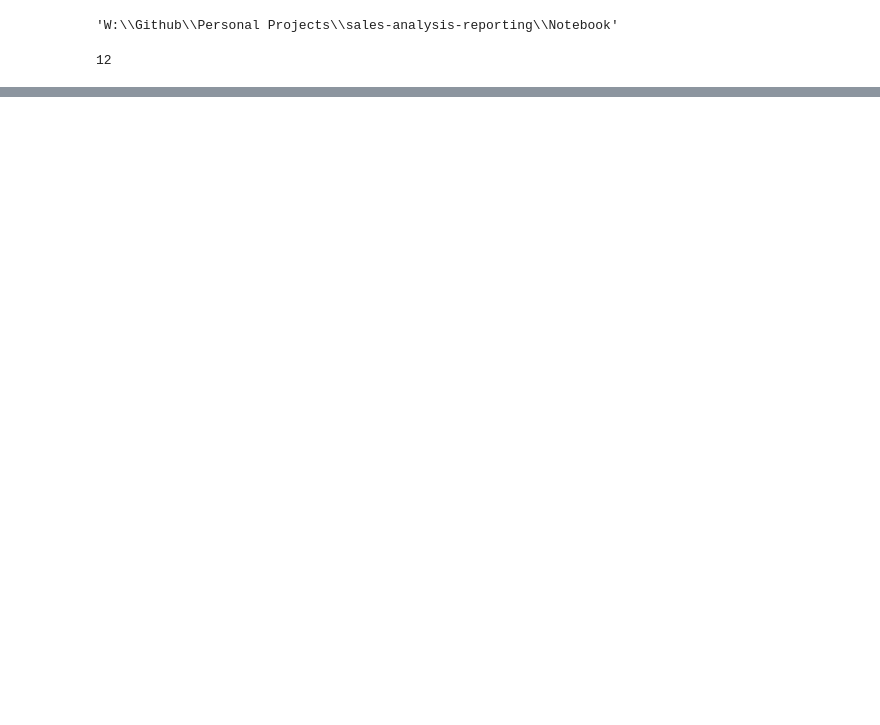
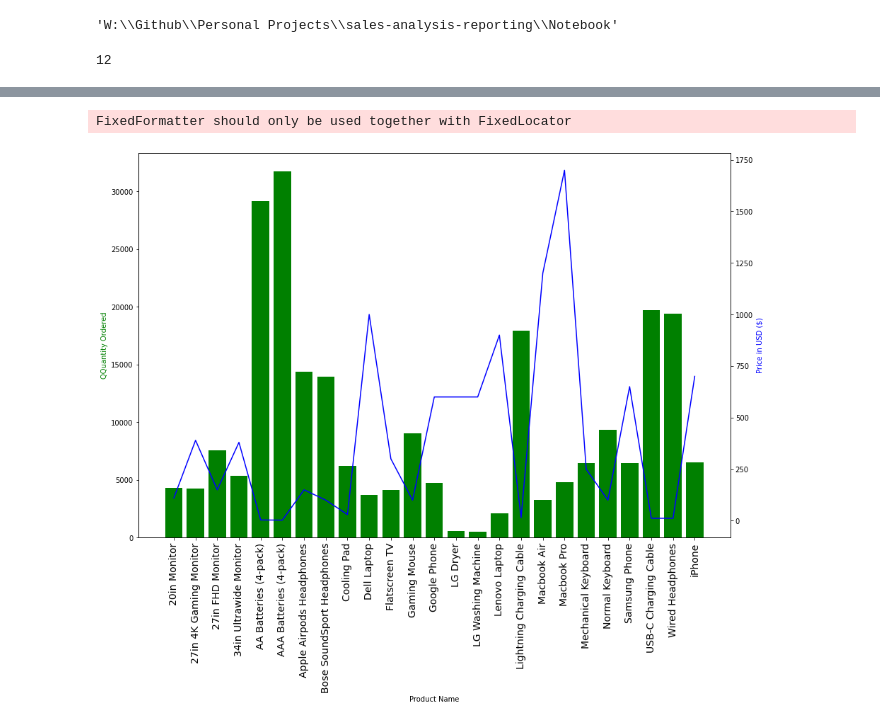
Before and after one commit to Aniket-Mishra/Sales-Analysis-and-Reporting, a Jupyter notebook: Notebook/Sales Analysis.ipynb, the cells around one changed output, grey strips where cells are left out. Saved outputs shown, nothing was run; the diff lists cells and outputs as text; code cells hidden in the pictures; blank space fills up the shorter version.

Commit message:
Graphs and prescriptive analysis

```diff
--- a/Notebook/Sales Analysis.ipynb
+++ b/Notebook/Sales Analysis.ipynb
@@ -83,0 +238,2 @@ df.shape
+# %%
+df['Order Date'] = pd.to_datetime(df['Order Date']) #This takes more space than a normal string
@@ -83,0 +372,24 @@ df.shape
+# %%
+product_group = df.groupby('Product')
+quantity_ordered = product_group.sum()['Quantity Ordered']
+product_group.sum()
+
+colors = ['lightslategray'] * 25
+
+colors[4:6] = ['blue', 'blue']
+
+products = [product for product, df in product_group]
+
+px.bar(product_group, x = products, y = quantity_ordered)
+
+fig = px.bar(product_group, x = products, y = quantity_ordered, text = quantity_ordered)
+
+fig.update_traces( texttemplate='%{text:.2s}', textposition = 'outside',
+                 marker_color=colors)
+
+fig.update_layout(uniformtext_minsize = 9)
+
+fig.update_layout(xaxis_tickangle = -45)
+
+fig.update_layout({'plot_bgcolor': 'white',
+                  'paper_bgcolor': 'white'})
@@ -83,0 +410,22 @@ df.shape
+# %%
+prices = df.groupby('Product').mean()['Price Each']
+
+# plt.figure(figsize=(15,10))
+fig, ax1 = plt.subplots()
+
+fig.set_figheight(10)
+fig.set_figwidth(15)
+
+ax2 = ax1.twinx()
+ax1.bar(products, quantity_ordered, color='g')
+ax2.plot(products, prices, 'b-')
+
+ax1.set_xlabel('Product Name')
+ax1.set_ylabel('QQuantity Ordered', color='g')
+ax2.set_ylabel('Price in USD ($)', color='b')
+ax1.set_xticklabels(products, rotation='vertical', size=8, fontsize=14)
+
+plt.show()
+# %% [output]
+FixedFormatter should only be used together with FixedLocator
+[figure, added]
```
Also changed, not shown: parts of 47 cells of this notebook, 14 other files.
